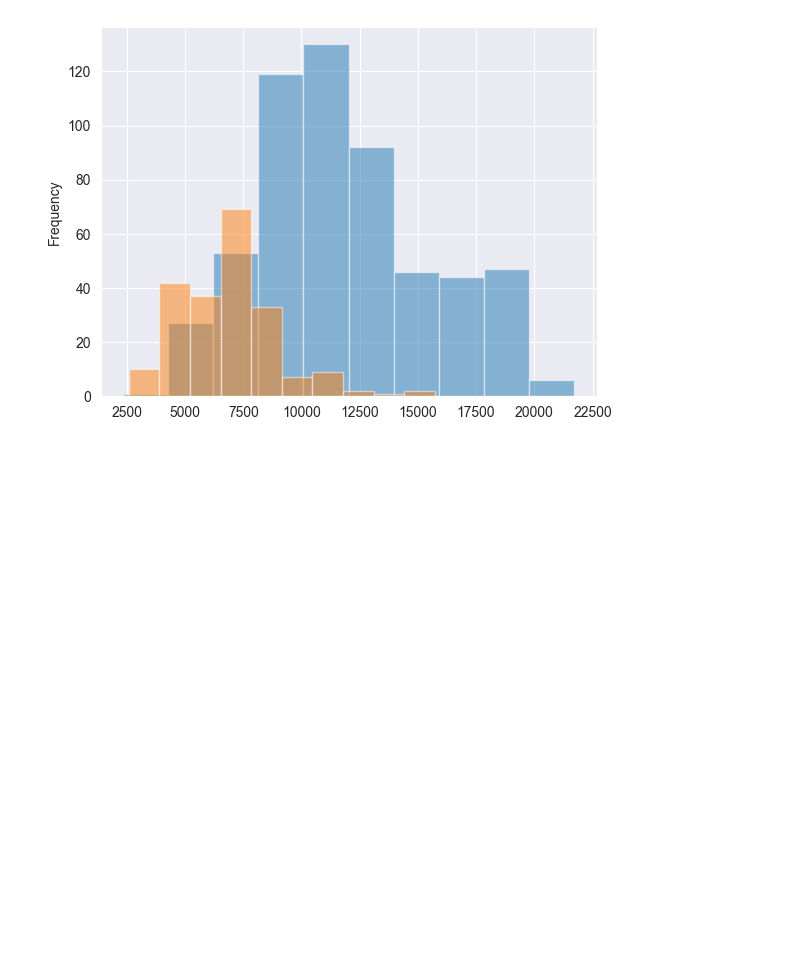
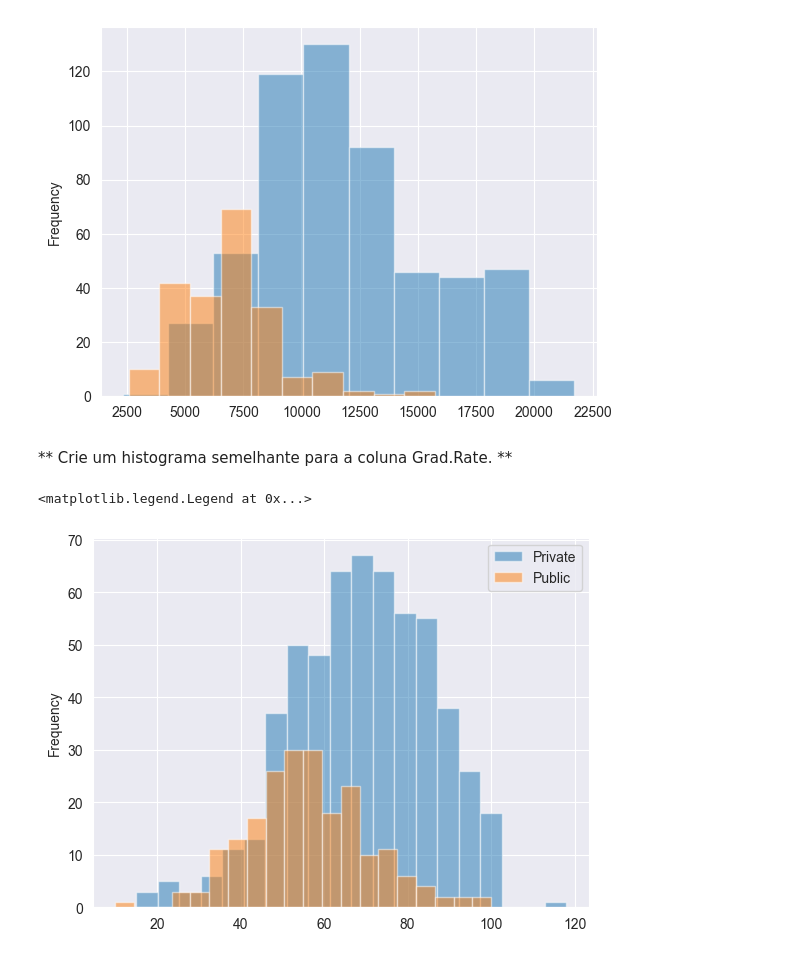
Before and after one commit to ludiemert/Unsupervised_Models, a Jupyter notebook: 2_K_Means_Clustering_Project/K_Means_Clustering_Project .ipynb, the cells around one changed output. Cells and saved outputs as stored; diff of their text form; code cells hidden in the pictures; blank space fills up the shorter version.

```diff
--- a/2_K_Means_Clustering_Project/K_Means_Clustering_Project .ipynb
+++ b/2_K_Means_Clustering_Project/K_Means_Clustering_Project .ipynb
@@ -189,0 +193,23 @@ df[df['Private'] == 'No']['Outstate'].plot(kind='hist', alpha=0.5)
+# %% [markdown]
+** Crie um histograma semelhante para a coluna Grad.Rate. **
+# %%
+bins = 20
+
+df[df['Private'] == 'Yes']['Grad.Rate'].plot(
+    kind='hist',
+    bins=bins,
+    alpha=0.5,
+    label='Private'
+)
+
+df[df['Private'] == 'No']['Grad.Rate'].plot(
+    kind='hist',
+    bins=bins,
+    alpha=0.5,
+    label='Public'
+)
+
+plt.legend()
+# %% [output]
+<matplotlib.legend.Legend at 0x...>
+[figure, added]
```
Also changed, not shown: parts of 2 cells of this notebook.
